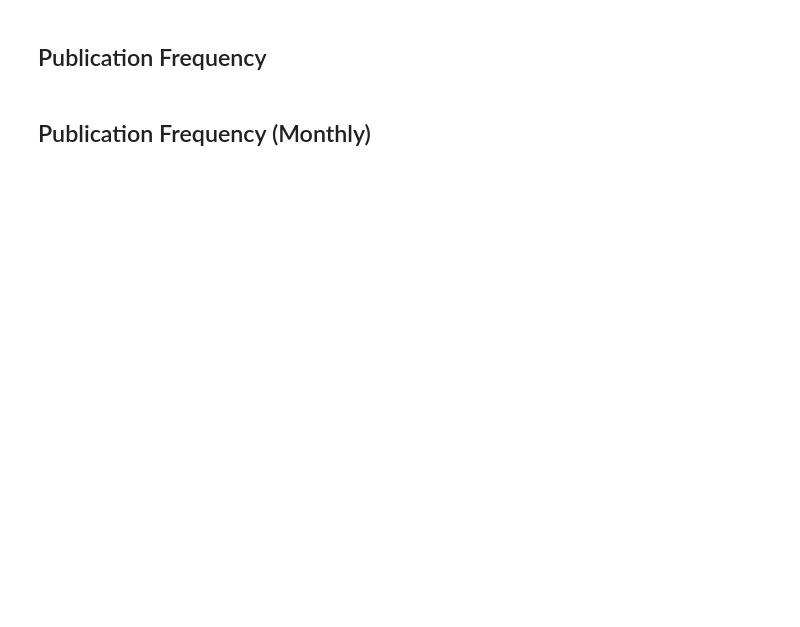
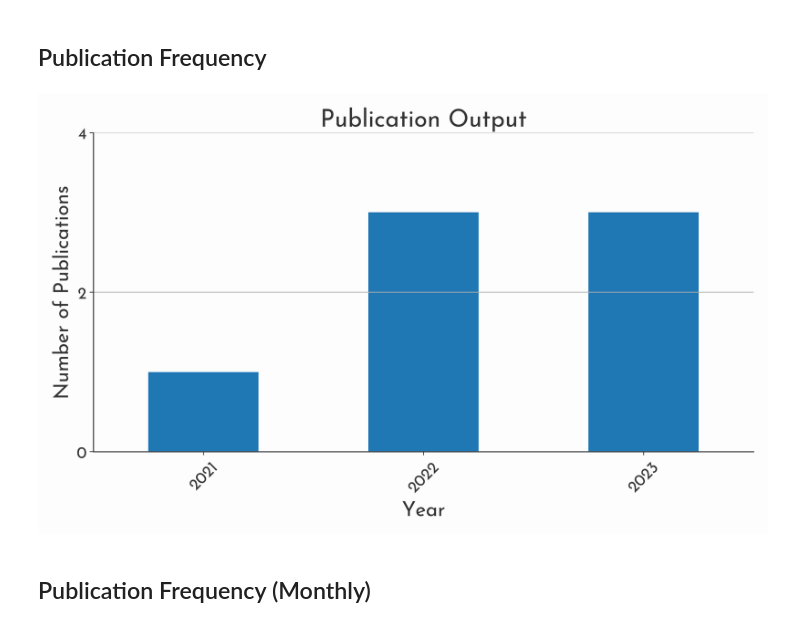
Before and after one commit to Autonomy-Data-Unit/pubcrawler, a Jupyter notebook: nbs/core/05_analysis.ipynb, the cells around one changed output. Cells and saved outputs as stored; diff of their text form; code cells hidden in the pictures; blank space fills up the shorter version.

```diff
--- a/nbs/core/05_analysis.ipynb
+++ b/nbs/core/05_analysis.ipynb
@@ -238,18 +283,21 @@ org_pubs['year'] = org_pubs['date'].apply(lambda x: extract_year(str(x)))
 # %%
 #|export
 year_counts = org_pubs['year'].dropna().astype(int).value_counts().sort_index()
-plt.figure(figsize=(10, 6))
-year_counts.plot(kind='bar')
-plt.title('Publication Output')
-plt.xlabel('Year')
-plt.ylabel('Number of Publications')
-plt.xticks(rotation=45)
-plt.grid(axis='y')
-max_frequency = max(year_counts)
-step = 2
-plt.yticks(range(0, max_frequency + 2, step))
-plt.tight_layout()
-plt.savefig(f'{plots_dir}/publication_output.png')
+if not year_counts.empty:
+    plt.figure(figsize=(10, 6))
+    year_counts.plot(kind='bar')
+    plt.title('Publication Output')
+    plt.xlabel('Year')
+    plt.ylabel('Number of Publications')
+    plt.xticks(rotation=45)
+    plt.grid(axis='y')
+    max_frequency = max(year_counts)
+    step = 2
+    plt.yticks(range(0, max_frequency + 2, step))
+    plt.tight_layout()
+    plt.savefig(f'{plots_dir}/publication_output.png')
+# %% [output]
+[figure, added]
 # %%
 plt.show()
 # %% [markdown]
```
Also changed, not shown: parts of 13 cells of this notebook, 6 other files.
